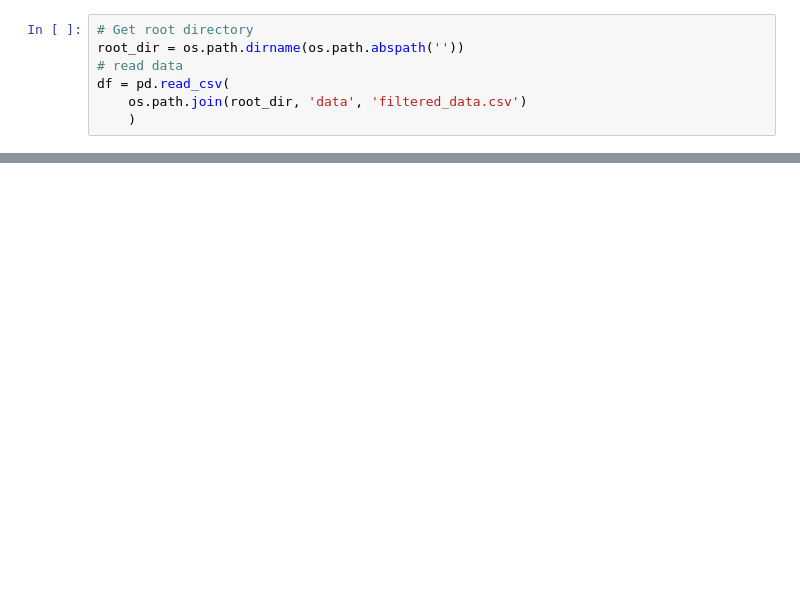
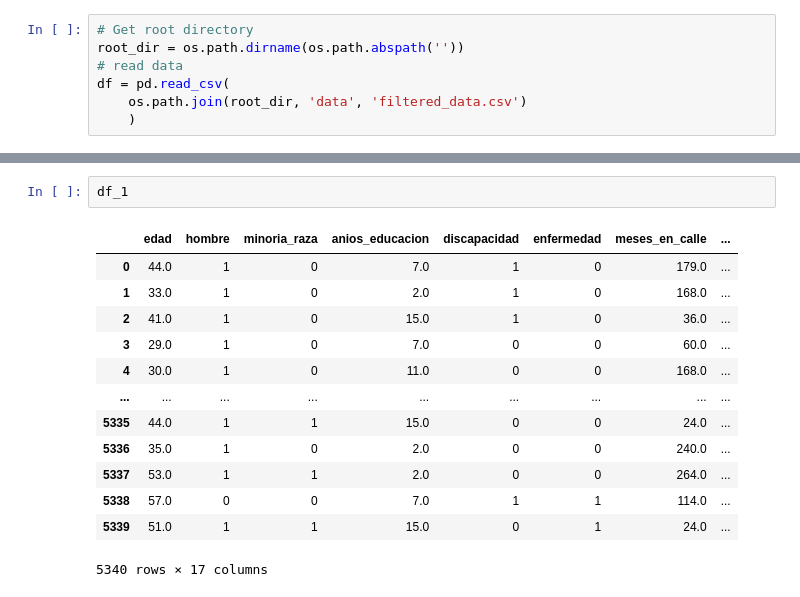
Before and after one commit to rmateusc/bayes-homelessness, a Jupyter notebook: src/causality.ipynb, the cells around one changed output, grey strips where cells are left out. Saved outputs shown, nothing was run; the diff lists cells and outputs as text; blank space fills up the shorter version.

```diff
--- a/src/causality.ipynb
+++ b/src/causality.ipynb
@@ -15 +450,17 @@ df = pd.read_csv(
+# %%
+df_1
+# %% [output]
+|  | edad | hombre | minoria_raza | anios_educacion | discapacidad | enfermedad | meses_en_calle | ... |
+| 0 | 44.0 | 1 | 0 | 7.0 | 1 | 0 | 179.0 | ... |
+| 1 | 33.0 | 1 | 0 | 2.0 | 1 | 0 | 168.0 | ... |
+| 2 | 41.0 | 1 | 0 | 15.0 | 1 | 0 | 36.0 | ... |
+| 3 | 29.0 | 1 | 0 | 7.0 | 0 | 0 | 60.0 | ... |
+| 4 | 30.0 | 1 | 0 | 11.0 | 0 | 0 | 168.0 | ... |
+| ... | ... | ... | ... | ... | ... | ... | ... | ... |
+| 5335 | 44.0 | 1 | 1 | 15.0 | 0 | 0 | 24.0 | ... |
+| 5336 | 35.0 | 1 | 0 | 2.0 | 0 | 0 | 240.0 | ... |
+| 5337 | 53.0 | 1 | 1 | 2.0 | 0 | 0 | 264.0 | ... |
+| 5338 | 57.0 | 0 | 0 | 7.0 | 1 | 1 | 114.0 | ... |
+| 5339 | 51.0 | 1 | 1 | 15.0 | 0 | 1 | 24.0 | ... |
+5340 rows × 17 columns
 # %%
```
Also changed, not shown: parts of 43 cells of this notebook.
